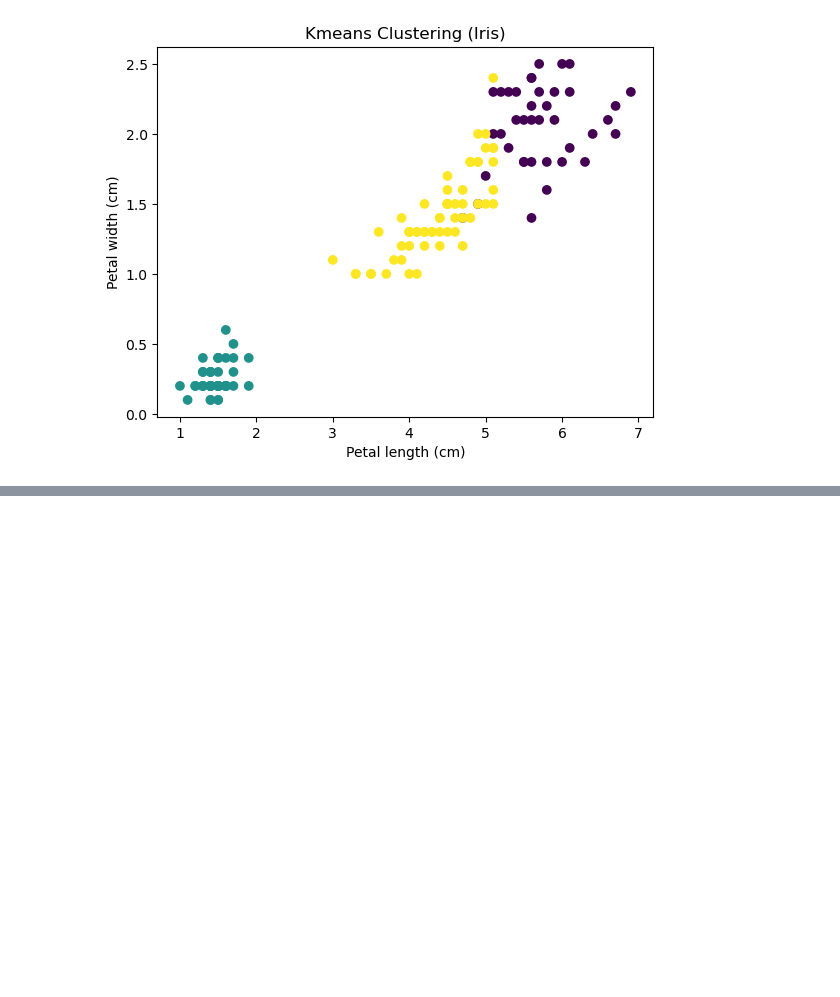
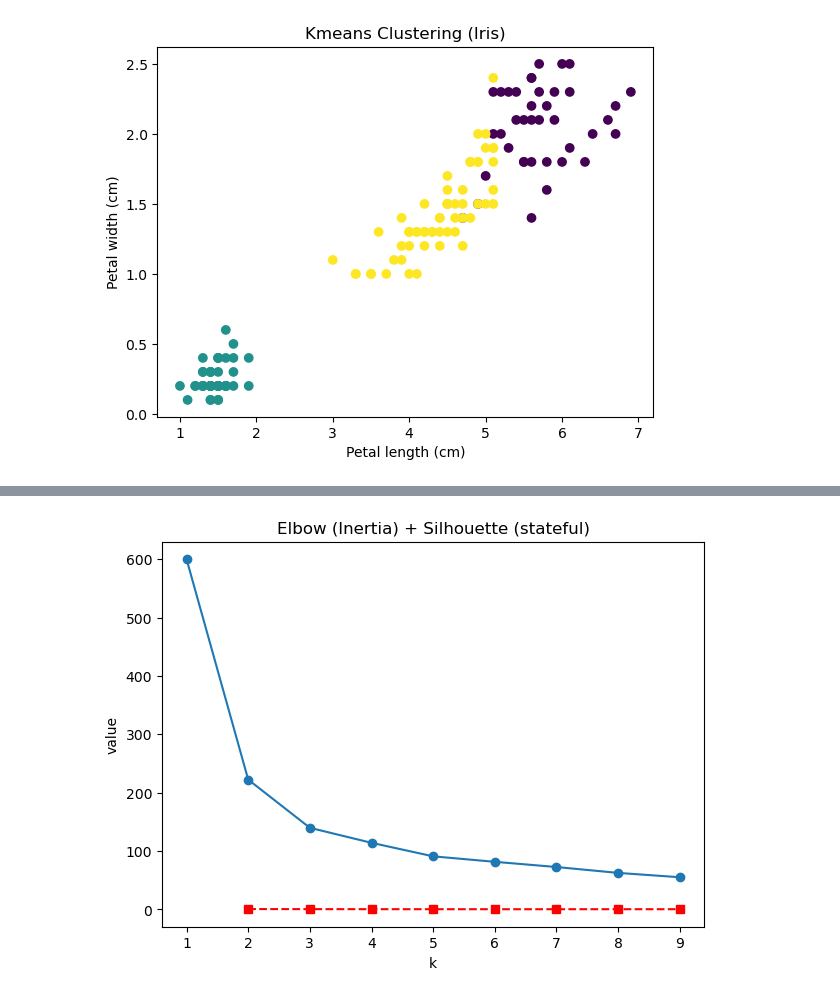
Before and after one commit to atleast10years/ai-ml, a Jupyter notebook: unsupervised_learning.ipynb, the cells around one changed output, grey strips where cells are left out. Cells and saved outputs as stored; diff of their text form; code cells hidden in the pictures; blank space fills up the shorter version.

Commit message:
Studied inertia/silhouette

```diff
--- a/unsupervised_learning.ipynb
+++ b/unsupervised_learning.ipynb
@@ -28,19 +28,3 @@ plt.show()
  [5.006      3.428      1.462      0.246     ]
  [5.88360656 2.74098361 4.38852459 1.43442623]]
 [figure]
-# %%
-# inertia 엘보우
-
-inertia_list = []
-K_range = range(1, 10)
-
-for k in K_range:
-  model = KMeans(n_clusters=k, random_state=42)
-  model.fit(X)
-  inertia_list.append(model.inertia_)
-
-plt.plot(K_range, inertia_list, marker='o')
-plt.xlabel("Number of clusters (k)")
-plt.ylabel("Inertia")
-plt.title("Elbow Method for Optimal K")
-plt.show()
@@ -53,48 +35,84 @@ plt.show()
 # %%
-# 실루엣 점수(Silhouette Score)로 군집 품질 평가
+# 군집 품질 평가 : Inertia (Elbow) + Silhouette
 from sklearn.datasets import load_iris
 from sklearn.preprocessing import StandardScaler
 from sklearn.pipeline import Pipeline
 from sklearn.cluster import KMeans
 from sklearn.metrics import silhouette_score
-import numpy as np
 import matplotlib.pyplot as plt
 import pandas as pd
 
 iris = load_iris()
 X = iris.data
 
-# KMeans Pipeline
-# KMeans도 거리(유클리드) 기반 알고리즘 => 스케일링 권장 (단위가 큰 득성이 군집화 지배하지 않도록)
+# KMeans도 거리(유클리드) 기반 알고리즘 -> 스케일링 권장(단위/범위가 큰 특성이 군집화 지배하지 않도록) => 파이프라인 사용
 def make_pipeline(k, random_state=42):
   return Pipeline([
     ("scaler", StandardScaler()),
-    ("kmeans", KMeans(n_clusters=k, random_state=random_state))
+    ("kmeans", KMeans(n_clusters=k, n_init=10, random_state=random_state))
   ])
 
-K_range = range(2, 10)
-inertias = [] # 내부 응집도
-sil_scores = [] # 응집도 + 분리도
+# Inertia : 내부 응집도
+inertia_k_range = range(1, 10)
+inertias = []
 
+for k in inertia_k_range:
+  pipe = make_pipeline(k)
+  pipe.fit(X)
+  inertias.append(pipe.named_steps["kmeans"].inertia_)
 
-for k in K_range:
+# Silhouette : 응집도 + 분리도
+silhouette_k_range = range(2, 10) # 이론적으로 2부터 정의됨
+silhouettes = []
+
+for k in silhouette_k_range:
   pipe = make_pipeline(k)
+
+  # pipe.~ : 스케일링된 공간 적용
+  # silhouette_score(DATA, LABELS) : 사용자가 입력 -> 스케일링된 X를 꺼내서 입력
   labels = pipe.fit_predict(X)
-  inertia = pipe.named_steps["kmeans"].inertia_
-  sil = silhouette_score(X, labels)
-  inertias.append(inertia)
-  sil_scores.append(sil)
+  X_scaled = pipe.named_steps["scaler"].transform(X)
 
-df_k = pd.DataFrame({
-  "k": list(K_range),
-  "inertia": inertias,
-  "silhouette": sil_scores
+  silhouettes.append(silhouette_score(X_scaled, labels))
+
+# Plot
+
+# 1) plt.plot : Stateful
+plt.figure(figsize=(7,5))
+plt.plot(inertia_k_range, inertias, marker='o', label="Inertia")
+plt.plot(silhouette_k_range, silhouettes, color='r', marker='s', linestyle='--', label='Silhouette')
+plt.xlabel("k")
+plt.ylabel("value")
+plt.title("Elbow (Inertia) + Silhouette (stateful)")
+# inertia 값은 수백 단위, silhouette 값은 0~1사이이므로 siilhouette는 눌려서 안보임
+
+# 2) plt.subplots : Object-oriented
+fig, ax1 = plt.subplots(figsize=(7,5))
+
+# inertia (elbow)
+ax1.plot(inertia_k_range, inertias, marker='o', label='Inertia')
+ax1.set_xlabel("Number of clusters (k)")
+ax1.set_ylabel("Inertia")
+
+# silhouette
+ax2 = ax1.twinx() # x축 공유
+ax2.plot(silhouette_k_range, silhouettes, color='r', marker='s', linestyle='--', label='Silhouette')
+ax2.set_ylabel("Silhouette Score")
+
+# 범례
+lines1, labels1 = ax1.get_legend_handles_labels()
+lines2, labels2 = ax2.get_legend_handles_labels()
+ax1.legend(lines1 + lines2, labels1 + labels2, loc='best')
+
+plt.title("Elbow (Inertia) + Silhouette (object-oriented)")
+plt.show()
+
+# 수치 비교
+df = pd.DataFrame({
+  "k": list(silhouette_k_range),
+  "inertia": [inertias[k-1] for k in silhouette_k_range],
+  "silhouette": silhouettes
 })
-print(df_k)
-
-plt.plot(list(K_range), scores, marker='o')
-plt.xlabel("Number of clusters (k)")
-plt.ylabel("Silhouette score")
-plt.title("Silhouette score by K (Iris)")
-plt.show()
+print(df)
 # %% [output]
+[figure, new version]
```
Also changed, not shown: parts of 10 cells of this notebook.
